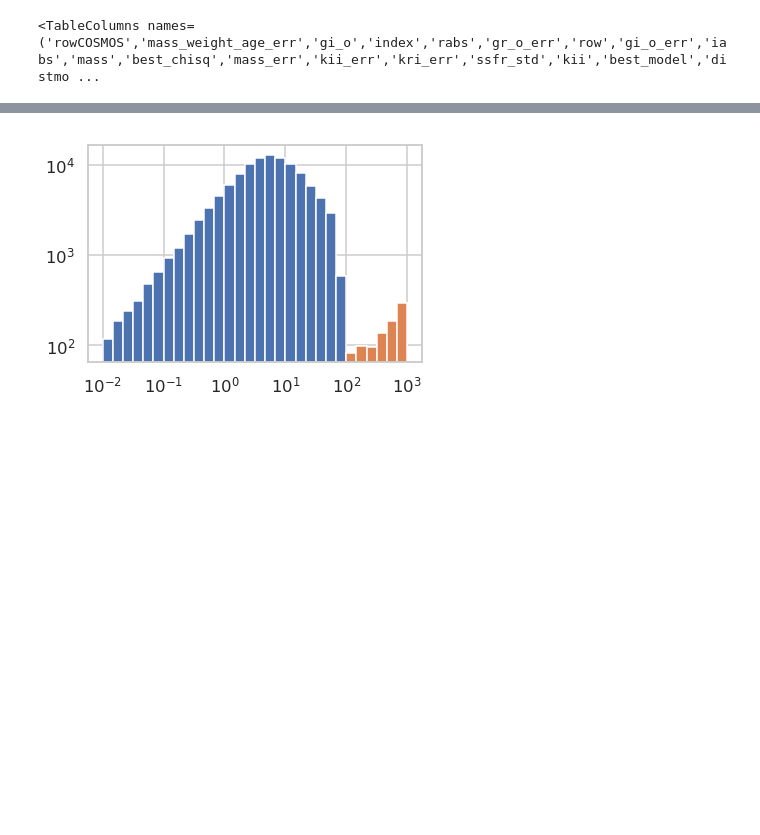
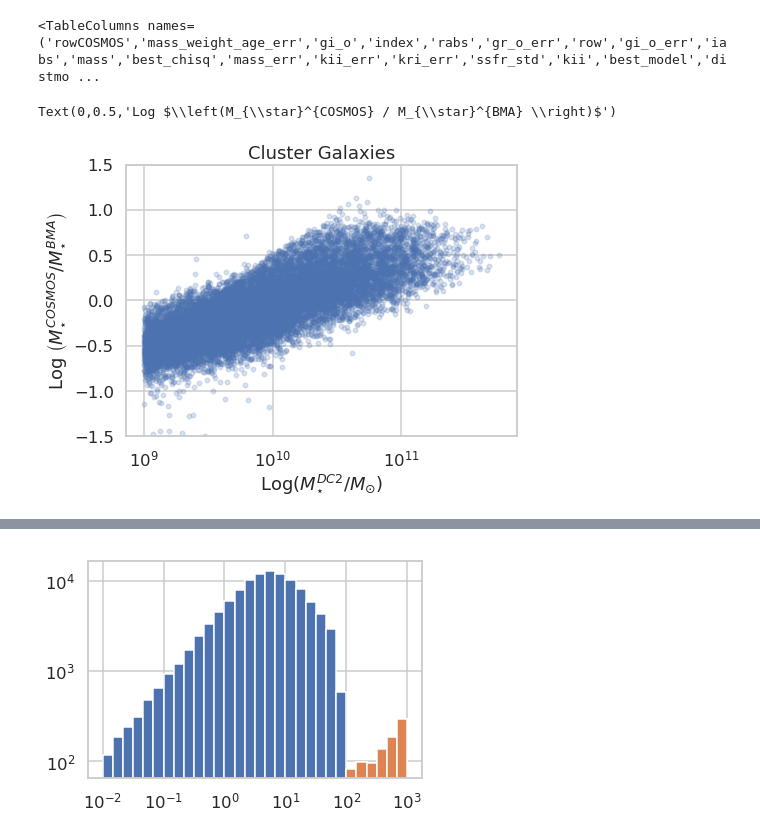
Before and after one commit to estevesjh/bmaCOSMOS, a Jupyter notebook: notebooks/2.BMA_validation.ipynb, the cells around one changed output, grey strips where cells are left out. Cells and saved outputs as stored; diff of their text form; code cells hidden in the pictures; blank space fills up the shorter version.

```diff
--- a/notebooks/2.BMA_validation.ipynb
+++ b/notebooks/2.BMA_validation.ipynb
@@ -50,12 +50,14 @@ cosmos = cosmos0[gal['rowCOSMOS']]
 des    = des0[gal['row']]
 
 
-des['row']       = bma['row']
-des['rowCOSMOS'] = bma['rowCOSMOS']
+des['row']       = gal['row']
+des['rowCOSMOS'] = gal['rowCOSMOS']
 des['z_true']    = cosmos['PHOTOZ']
 
 gal['z_true']    = cosmos['PHOTOZ']
 gal['masst']     = cosmos['MASS_BEST']
+gal['Mr']        = cosmos['MR']
+gal['Mi']        = cosmos['MI']
 # %%
 gal.colnames
 # %% [output]
@@ -99,3 +164,7 @@ def mass_hist_residual(x1,x2,lb='residual',ci='r'):
+# %%
+mass_label = r'Log $\left(M_{\star}^{COSMOS} / M_{\star}^{BMA} \right)$'
+mr_label   = r'$M_r^{BMA}-M_r^{COSMOS}$'
+residual_labels = [mass_label,mr_label]
 # %%
 zcls  = gal['z_true']
 mass  = gal['mass']
@@ -103,8 +172,16 @@ mass_t= gal['masst']
 
 magi  = gal['iobs']
 
-mask = (zcls<0.8)&(magi<22.)&(masst>10.)
+mask = (zcls<0.7)&(magi<23.)&(mass_t>9.)
 
 chisqr = gal['best_chisq']
 
 bad   = chisqr>100
+# %%
+fig, axis = plt.subplots(1, 1, figsize=(7,5), sharex='all',sharey='all')
+residual_logmas(gal[mask] ,'mass',alpha=0.2,s=20,ax=axis,title='Cluster Galaxies',density=False)
+axis.set_ylim(-1.5,1.5)
+axis.set_ylabel(mass_label)
+# %% [output]
+Text(0,0.5,'Log $\\left(M_{\\star}^{COSMOS} / M_{\\star}^{BMA} \\right)$')
+[figure, added]
```
Also changed, not shown: parts of 3 cells of this notebook, 1 other file.
